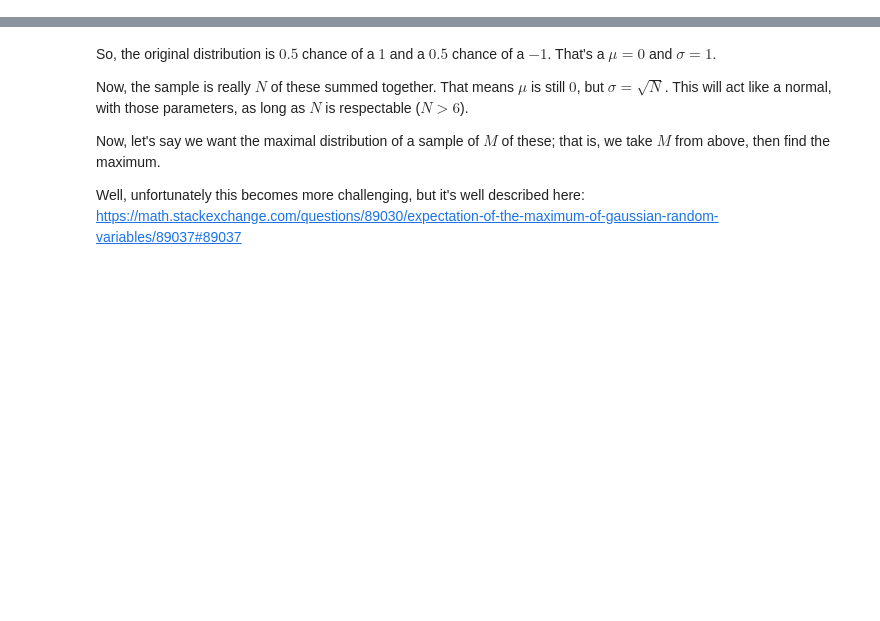
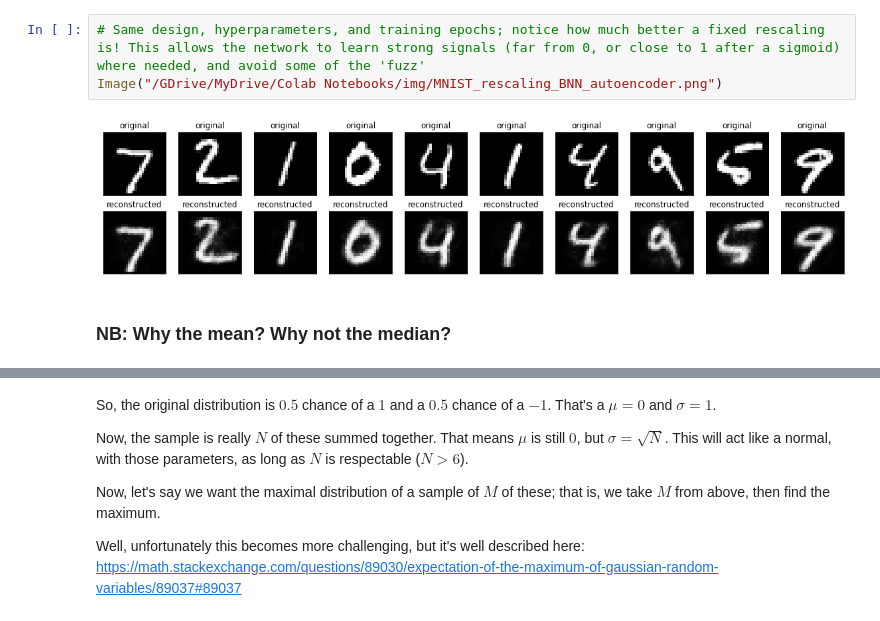
Before and after one commit to atbolsh/BNN_order_statistics, a Jupyter notebook: FormulasForRenorm.ipynb, the cells around one changed output, grey strips where cells are left out. Cells and saved outputs as stored; diff of their text form; blank space fills up the shorter version.

```diff
--- a/FormulasForRenorm.ipynb
+++ b/FormulasForRenorm.ipynb
@@ -2,0 +39,7 @@
+# %%
+# Same design, hyperparameters, and training epochs; notice how much better a fixed rescaling is! This allows the network to learn strong signals (far from 0, or close to 1 after a sigmoid) where needed, and avoid some of the 'fuzz'
+Image("/GDrive/MyDrive/Colab Notebooks/img/MNIST_rescaling_BNN_autoencoder.png")
+# %% [output]
+[figure, added]
+# %% [markdown]
+### NB: Why the mean? Why not the median?
```
Also changed, not shown: parts of 12 cells of this notebook.
